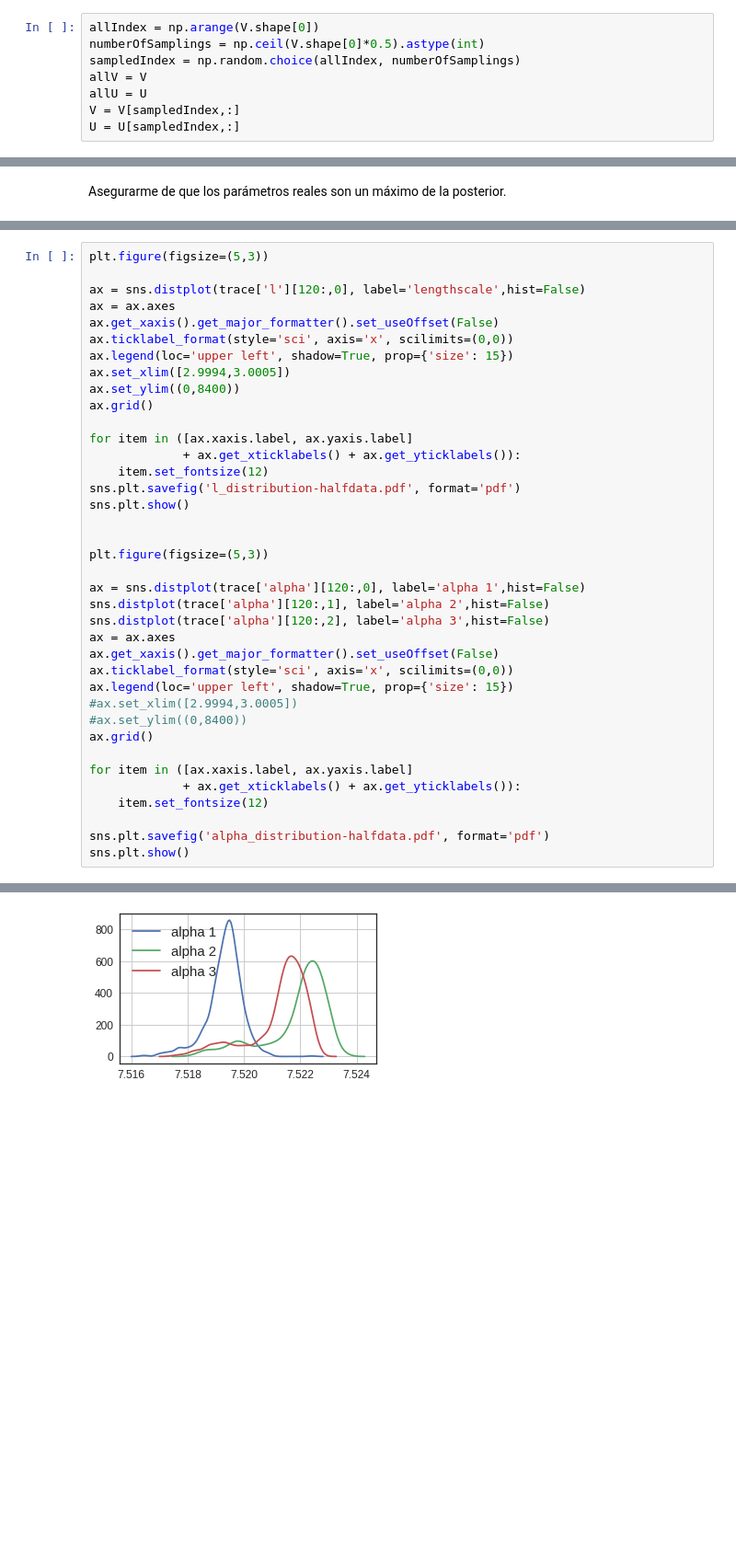
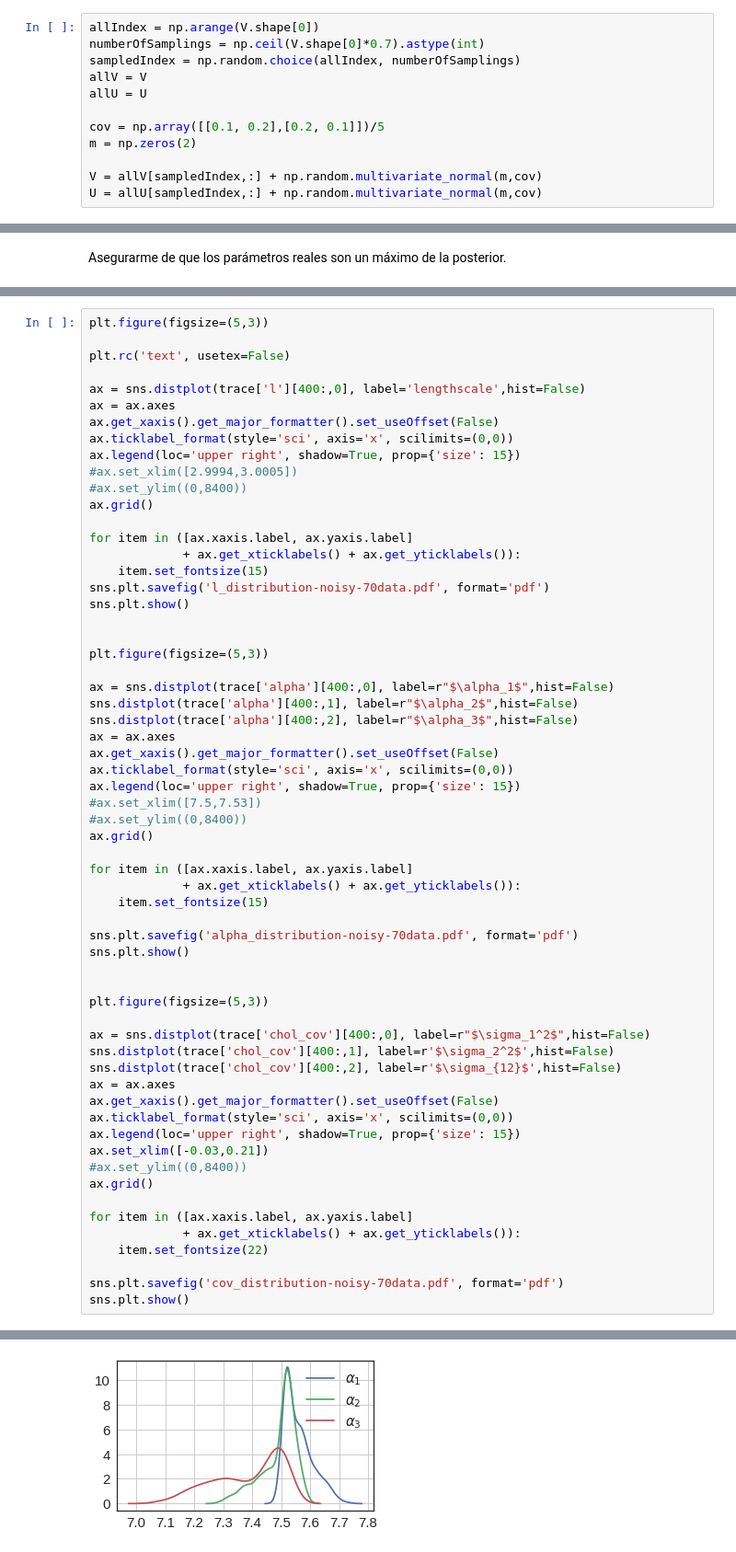
Before and after one commit to lerkoah/BayesianInterferometryIDS, a Jupyter notebook: src/main_bay_int.ipynb, the cells around one changed output, grey strips where cells are left out. Shown at 92% size. Saved outputs shown, nothing was run; the diff lists cells and outputs as text; blank space fills up the shorter version.

```diff
--- a/src/main_bay_int.ipynb
+++ b/src/main_bay_int.ipynb
@@ -174,12 +174,16 @@ print(measurements[0,1])
 (1.16253284006e-07+1.13412479385e-08j)
 # %%
 allIndex = np.arange(V.shape[0])
-numberOfSamplings = np.ceil(V.shape[0]*0.5).astype(int)
+numberOfSamplings = np.ceil(V.shape[0]*0.7).astype(int)
 sampledIndex = np.random.choice(allIndex, numberOfSamplings)
 allV = V
 allU = U
-V = V[sampledIndex,:]
-U = U[sampledIndex,:]
+
+cov = np.array([[0.1, 0.2],[0.2, 0.1]])/5
+m = np.zeros(2)
+
+V = allV[sampledIndex,:] + np.random.multivariate_normal(m,cov)
+U = allU[sampledIndex,:] + np.random.multivariate_normal(m,cov)
 # %% [markdown]
 ## RBF Model
 ### Priors and Model
@@ -486,39 +494,62 @@ sns.plt.show()
 # %%
 plt.figure(figsize=(5,3))
 
-ax = sns.distplot(trace['l'][120:,0], label='lengthscale',hist=False)
+plt.rc('text', usetex=False)
+
+ax = sns.distplot(trace['l'][400:,0], label='lengthscale',hist=False)
 ax = ax.axes
 ax.get_xaxis().get_major_formatter().set_useOffset(False)
 ax.ticklabel_format(style='sci', axis='x', scilimits=(0,0))
-ax.legend(loc='upper left', shadow=True, prop={'size': 15})
-ax.set_xlim([2.9994,3.0005])
-ax.set_ylim((0,8400))
-ax.grid()
-
-for item in ([ax.xaxis.label, ax.yaxis.label]
-             + ax.get_xticklabels() + ax.get_yticklabels()):
-    item.set_fontsize(12)
-sns.plt.savefig('l_distribution-halfdata.pdf', format='pdf')
-sns.plt.show()
-
-
-plt.figure(figsize=(5,3))
-
-ax = sns.distplot(trace['alpha'][120:,0], label='alpha 1',hist=False)
-sns.distplot(trace['alpha'][120:,1], label='alpha 2',hist=False)
-sns.distplot(trace['alpha'][120:,2], label='alpha 3',hist=False)
-ax = ax.axes
-ax.get_xaxis().get_major_formatter().set_useOffset(False)
-ax.ticklabel_format(style='sci', axis='x', scilimits=(0,0))
-ax.legend(loc='upper left', shadow=True, prop={'size': 15})
+ax.legend(loc='upper right', shadow=True, prop={'size': 15})
 #ax.set_xlim([2.9994,3.0005])
 #ax.set_ylim((0,8400))
 ax.grid()
 
 for item in ([ax.xaxis.label, ax.yaxis.label]
              + ax.get_xticklabels() + ax.get_yticklabels()):
-    item.set_fontsize(12)
+    item.set_fontsize(15)
+sns.plt.savefig('l_distribution-noisy-70data.pdf', format='pdf')
+sns.plt.show()
 
-sns.plt.savefig('alpha_distribution-halfdata.pdf', format='pdf')
+
+plt.figure(figsize=(5,3))
+
+ax = sns.distplot(trace['alpha'][400:,0], label=r"$\alpha_1$",hist=False)
+sns.distplot(trace['alpha'][400:,1], label=r"$\alpha_2$",hist=False)
+sns.distplot(trace['alpha'][400:,2], label=r"$\alpha_3$",hist=False)
+ax = ax.axes
+ax.get_xaxis().get_major_formatter().set_useOffset(False)
+ax.ticklabel_format(style='sci', axis='x', scilimits=(0,0))
+ax.legend(loc='upper right', shadow=True, prop={'size': 15})
+#ax.set_xlim([7.5,7.53])
+#ax.set_ylim((0,8400))
+ax.grid()
+
+for item in ([ax.xaxis.label, ax.yaxis.label]
+             + ax.get_xticklabels() + ax.get_yticklabels()):
+    item.set_fontsize(15)
+
+sns.plt.savefig('alpha_distribution-noisy-70data.pdf', format='pdf')
 sns.plt.show()
+
+
+plt.figure(figsize=(5,3))
+
+ax = sns.distplot(trace['chol_cov'][400:,0], label=r"$\sigma_1^2$",hist=False)
+sns.distplot(trace['chol_cov'][400:,1], label=r'$\sigma_2^2$',hist=False)
+sns.distplot(trace['chol_cov'][400:,2], label=r'$\sigma_{12}$',hist=False)
+ax = ax.axes
+ax.get_xaxis().get_major_formatter().set_useOffset(False)
+ax.ticklabel_format(style='sci', axis='x', scilimits=(0,0))
+ax.legend(loc='upper right', shadow=True, prop={'size': 15})
+ax.set_xlim([-0.03,0.21])
+#ax.set_ylim((0,8400))
+ax.grid()
+
+for item in ([ax.xaxis.label, ax.yaxis.label]
+             + ax.get_xticklabels() + ax.get_yticklabels()):
+    item.set_fontsize(22)
+
+sns.plt.savefig('cov_distribution-noisy-70data.pdf', format='pdf')
+sns.plt.show()
 # %% [output]
@@ -526 +557 @@ sns.plt.show()
-[figure, old version]
+[figure, new version]
```
Also changed, not shown: parts of 15 cells of this notebook, 57 other files.
